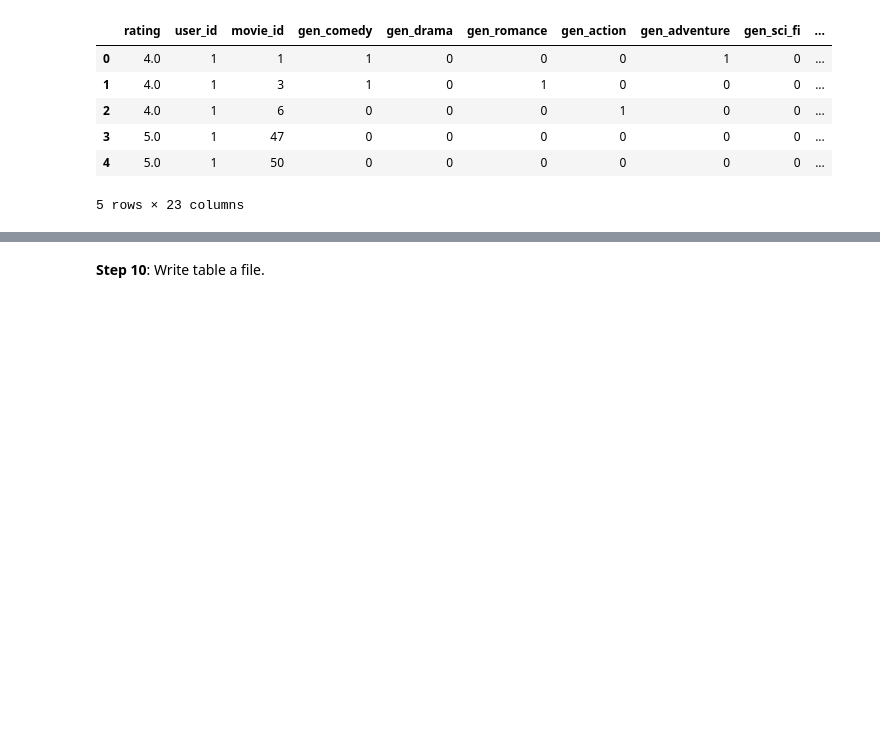
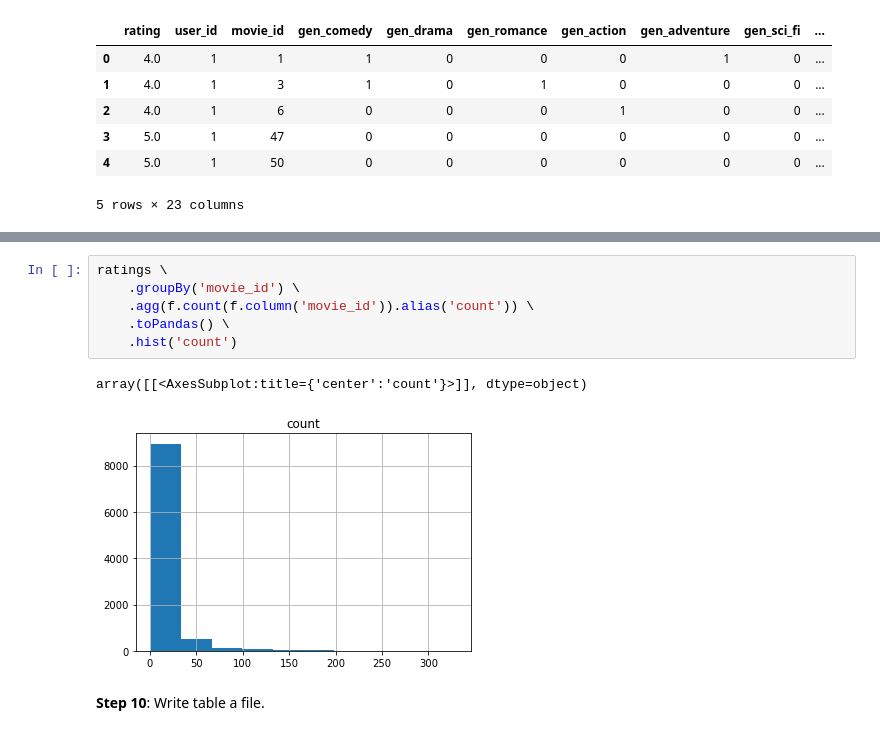
Before and after one commit to adrianmarino/recomendation-system-aproches, a Jupyter notebook: user-movie-genres-model/1.input-data-building.ipynb, the cells around one changed output, grey strips where cells are left out. Drawn from its saved outputs; the diff is of its cells as text; blank space fills up the shorter version.

```diff
--- a/user-movie-genres-model/1.input-data-building.ipynb
+++ b/user-movie-genres-model/1.input-data-building.ipynb
@@ -228,3 +309,12 @@ ratings.limit(5).toPandas()
+# %%
+ratings \
+    .groupBy('movie_id') \
+    .agg(f.count(f.column('movie_id')).alias('count')) \
+    .toPandas() \
+    .hist('count')
+# %% [output]
+array([[<AxesSubplot:title={'center':'count'}>]], dtype=object)
+[figure, added]
 # %% [markdown]
 **Step 10**: Write table a file.
 # %%
```
Also changed, not shown: parts of 13 cells of this notebook, 3 other files.
